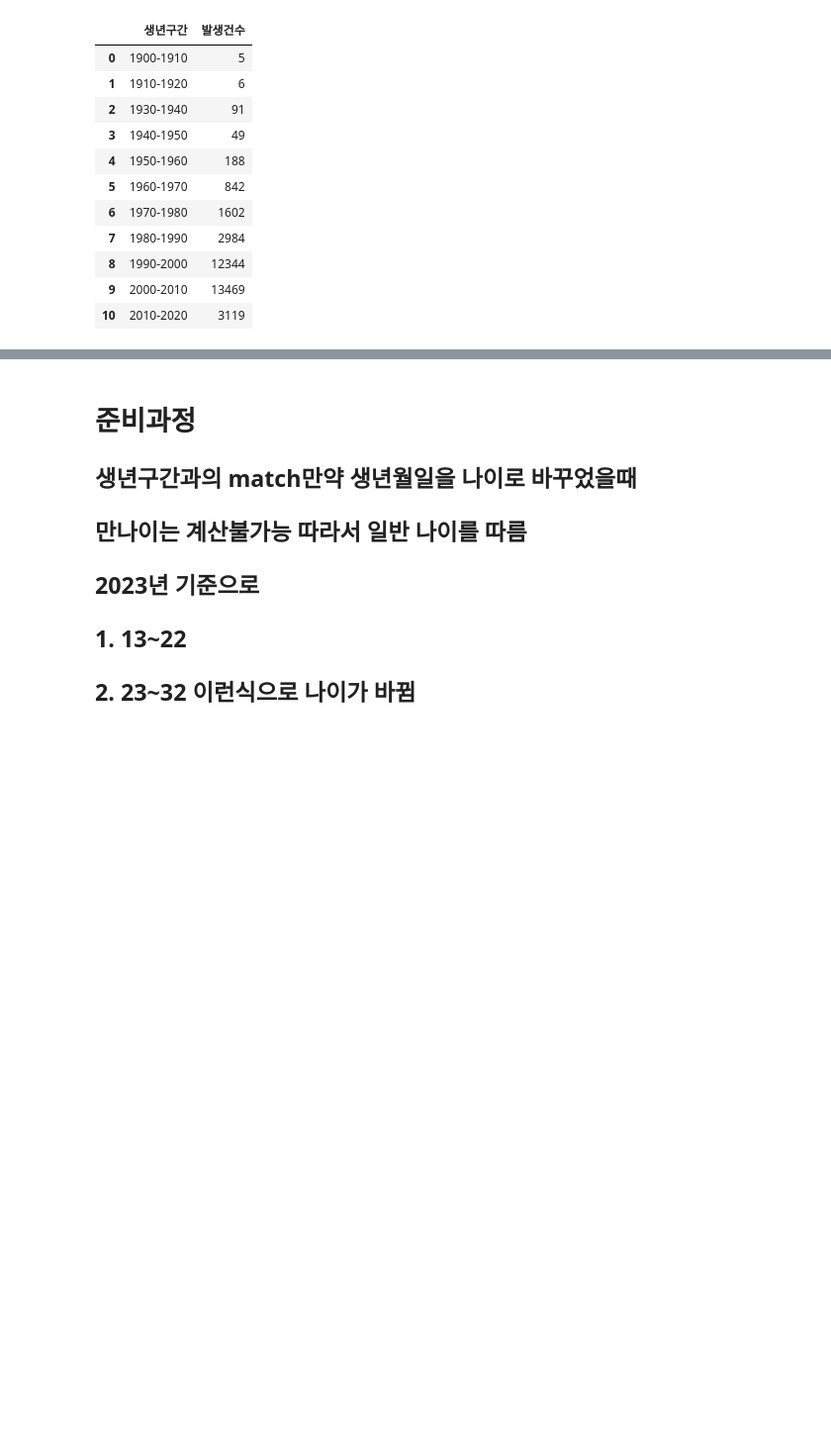
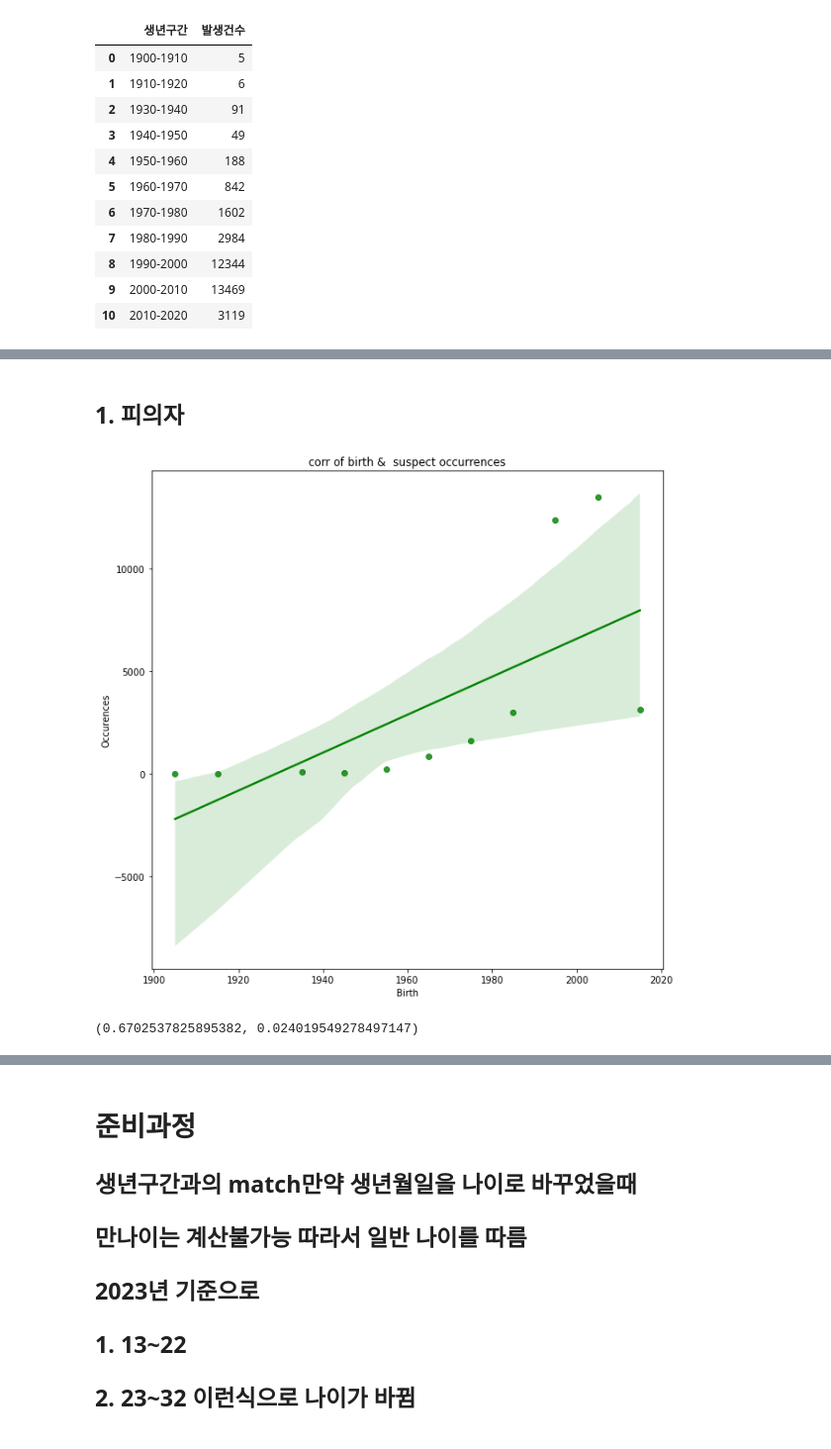
Before and after one commit to S-SIRIUS/Fraud-factor-analysis, a Jupyter notebook: 나이만.ipynb, the cells around one changed output, grey strips where cells are left out. Shown at 99% size. Saved outputs shown, nothing was run; the diff lists cells and outputs as text; code cells hidden in the pictures; blank space fills up the shorter version.

```diff
--- a/나이만.ipynb
+++ b/나이만.ipynb
@@ -73,0 +101,19 @@ victim_DF
+# %%
+temp_suspect=suspect_DF.copy()
+temp_victim=victim_DF.copy()
+# %%
+def change_birth(row):
+    return int(row[0:4])+5
+temp_suspect['생년구간']=temp_suspect['생년구간'].apply(change_birth)
+temp_victim['생년구간']=temp_victim['생년구간'].apply(change_birth)
+# %% [markdown]
+## 1. 피의자
+# %%
+fig=plt.figure(figsize=(10,10))
+sns.regplot(x=temp_suspect['생년구간'], y=temp_suspect['발생건수'], fit_reg=True, color='g')
+plt.xlabel('Birth')
+plt.ylabel('Occurences')
+plt.title('corr of birth &  suspect occurrences')
+plt.show()
+# %% [output]
+[figure, added]
@@ -73,0 +122,4 @@ victim_DF
+# %%
+print(stats.pearsonr(temp_suspect['생년구간'], temp_suspect['발생건수']))
+# %% [output]
+(0.6702537825895382, 0.024019549278497147)
```
Also changed, not shown: parts of 12 cells of this notebook, 1 other file.
